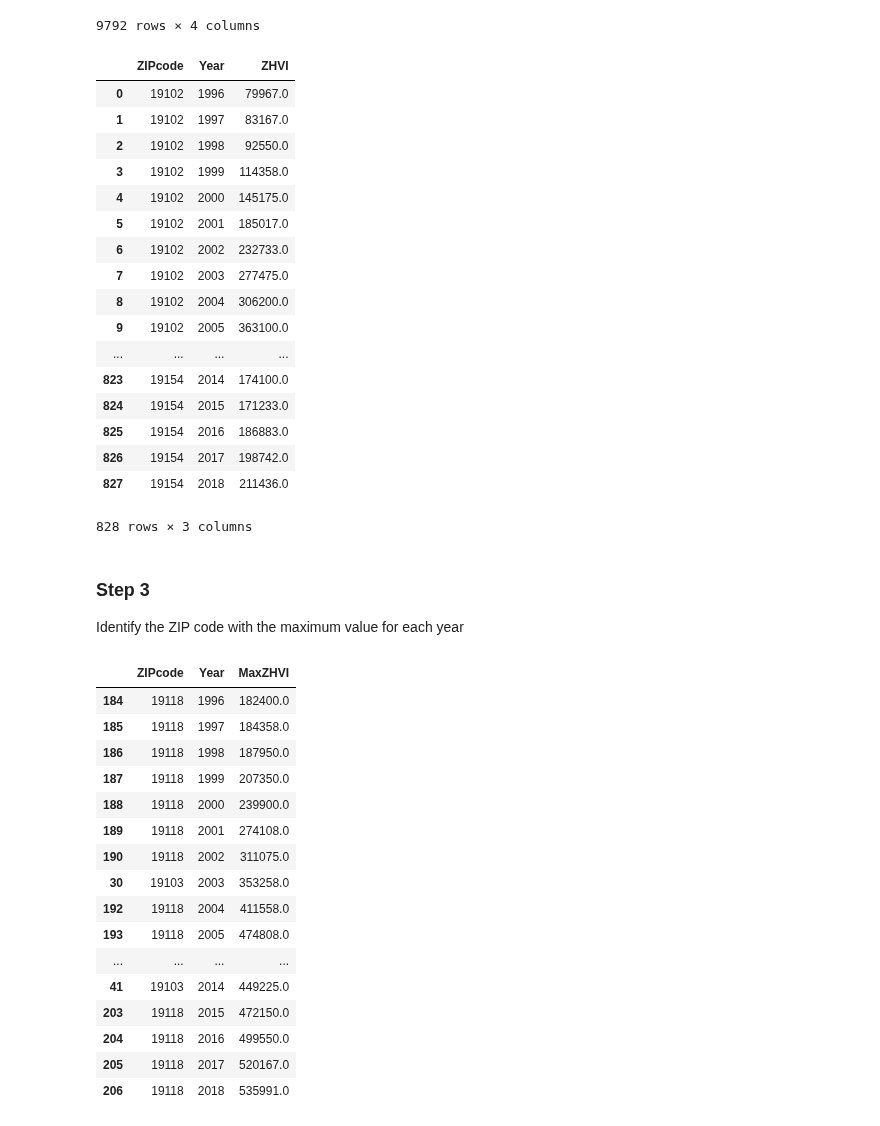
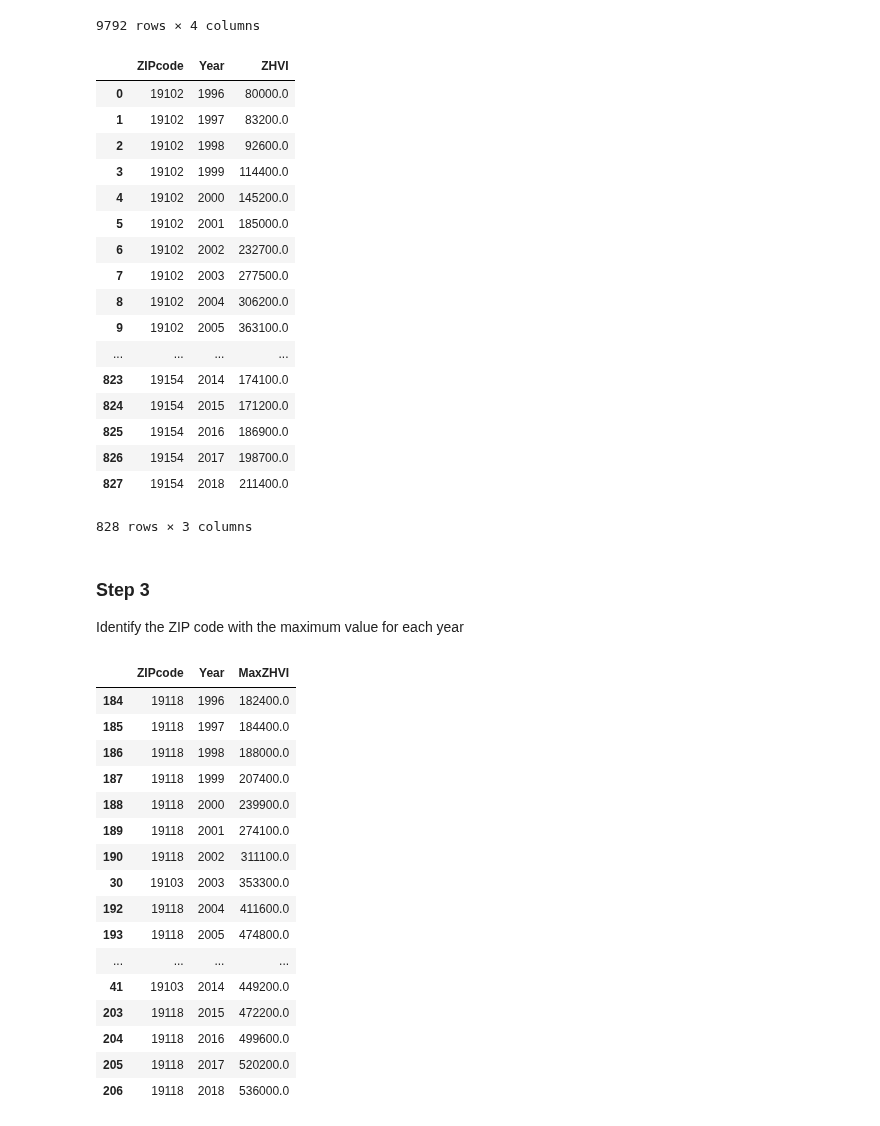
Before and after one commit to jonoyuan/assignment-1, a Jupyter notebook: assignment-1.ipynb, the cells around one changed output. Cells and saved outputs as stored; diff of their text form; code cells hidden in the pictures.

Commit message:
added rounding to match original

```diff
--- a/assignment-1.ipynb
+++ b/assignment-1.ipynb
@@ -80,31 +80,31 @@ phila_month
 # %%
 # find the average for each ZIP code in each year
 phila_year = phila_month \
     .drop(['Month'], axis = 1) \
     .groupby(['ZIPcode','Year']) \
     .mean() \
-    .ZHVI.round() \
+    .ZHVI.round(-2) \
     .reset_index()
 
 phila_year
 # %% [output]
 |  | ZIPcode | Year | ZHVI |
-| 0 | 19102 | 1996 | 79967.0 |
-| 1 | 19102 | 1997 | 83167.0 |
-| 2 | 19102 | 1998 | 92550.0 |
-| 3 | 19102 | 1999 | 114358.0 |
-| 4 | 19102 | 2000 | 145175.0 |
-| 5 | 19102 | 2001 | 185017.0 |
-| 6 | 19102 | 2002 | 232733.0 |
-| 7 | 19102 | 2003 | 277475.0 |
+| 0 | 19102 | 1996 | 80000.0 |
+| 1 | 19102 | 1997 | 83200.0 |
+| 2 | 19102 | 1998 | 92600.0 |
+| 3 | 19102 | 1999 | 114400.0 |
+| 4 | 19102 | 2000 | 145200.0 |
+| 5 | 19102 | 2001 | 185000.0 |
+| 6 | 19102 | 2002 | 232700.0 |
+| 7 | 19102 | 2003 | 277500.0 |
 | 8 | 19102 | 2004 | 306200.0 |
 | 9 | 19102 | 2005 | 363100.0 |
 | ... | ... | ... | ... |
 | 823 | 19154 | 2014 | 174100.0 |
-| 824 | 19154 | 2015 | 171233.0 |
-| 825 | 19154 | 2016 | 186883.0 |
-| 826 | 19154 | 2017 | 198742.0 |
-| 827 | 19154 | 2018 | 211436.0 |
+| 824 | 19154 | 2015 | 171200.0 |
+| 825 | 19154 | 2016 | 186900.0 |
+| 826 | 19154 | 2017 | 198700.0 |
+| 827 | 19154 | 2018 | 211400.0 |
 828 rows × 3 columns
 # %% [markdown]
 ### Step 3
@@ -122,18 +122,18 @@ phila_year_max
 # %% [output]
 |  | ZIPcode | Year | MaxZHVI |
 | 184 | 19118 | 1996 | 182400.0 |
-| 185 | 19118 | 1997 | 184358.0 |
-| 186 | 19118 | 1998 | 187950.0 |
-| 187 | 19118 | 1999 | 207350.0 |
+| 185 | 19118 | 1997 | 184400.0 |
+| 186 | 19118 | 1998 | 188000.0 |
+| 187 | 19118 | 1999 | 207400.0 |
 | 188 | 19118 | 2000 | 239900.0 |
-| 189 | 19118 | 2001 | 274108.0 |
-| 190 | 19118 | 2002 | 311075.0 |
-| 30 | 19103 | 2003 | 353258.0 |
-| 192 | 19118 | 2004 | 411558.0 |
-| 193 | 19118 | 2005 | 474808.0 |
+| 189 | 19118 | 2001 | 274100.0 |
+| 190 | 19118 | 2002 | 311100.0 |
+| 30 | 19103 | 2003 | 353300.0 |
+| 192 | 19118 | 2004 | 411600.0 |
+| 193 | 19118 | 2005 | 474800.0 |
 | ... | ... | ... | ... |
-| 41 | 19103 | 2014 | 449225.0 |
-| 203 | 19118 | 2015 | 472150.0 |
-| 204 | 19118 | 2016 | 499550.0 |
-| 205 | 19118 | 2017 | 520167.0 |
-| 206 | 19118 | 2018 | 535991.0 |
+| 41 | 19103 | 2014 | 449200.0 |
+| 203 | 19118 | 2015 | 472200.0 |
+| 204 | 19118 | 2016 | 499600.0 |
+| 205 | 19118 | 2017 | 520200.0 |
+| 206 | 19118 | 2018 | 536000.0 |
```
